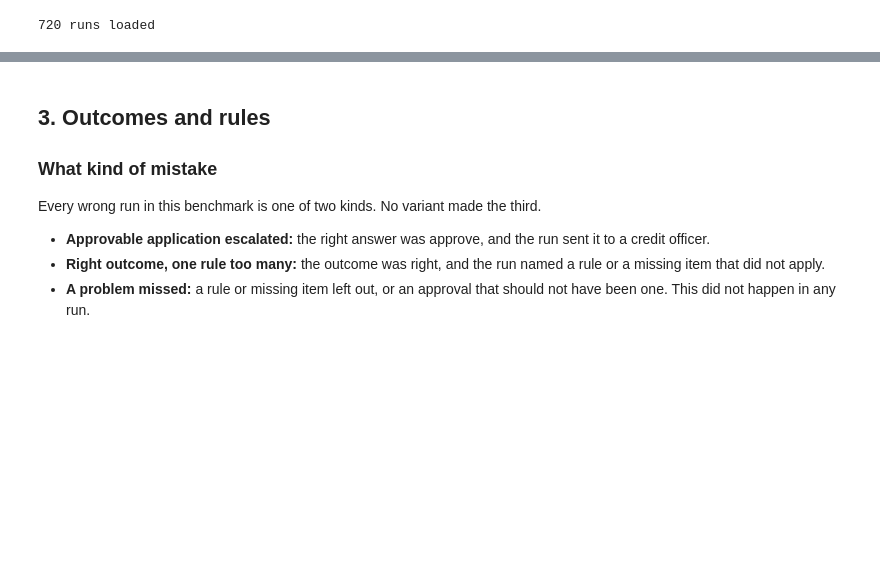
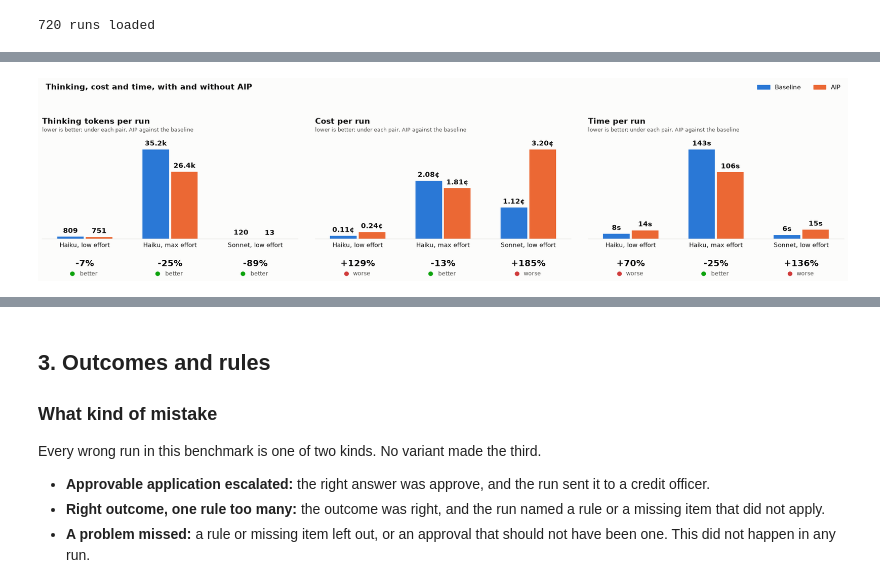
Before and after one commit to zach-blumenfeld/graph-memory-system-one-demo, a Jupyter notebook: loan-bench-aip-demo/analysis.ipynb, the cells around one changed output, grey strips where cells are left out. Cells and saved outputs as stored; diff of their text form; code cells hidden in the pictures; blank space fills up the shorter version.

```diff
--- a/loan-bench-aip-demo/analysis.ipynb
+++ b/loan-bench-aip-demo/analysis.ipynb
@@ -462,0 +481,4 @@ against_figure(["outcome", "cost", "time"], "Key results: AIP on Haiku at low ef
+# %%
+variants_figure(["thinking", "cost", "time"], "Thinking, cost and time, with and without AIP", "finding-3.png", columns=3)
+# %% [output]
+[figure, added]
```
Also changed, not shown: parts of 12 cells of this notebook, 2 other files.
